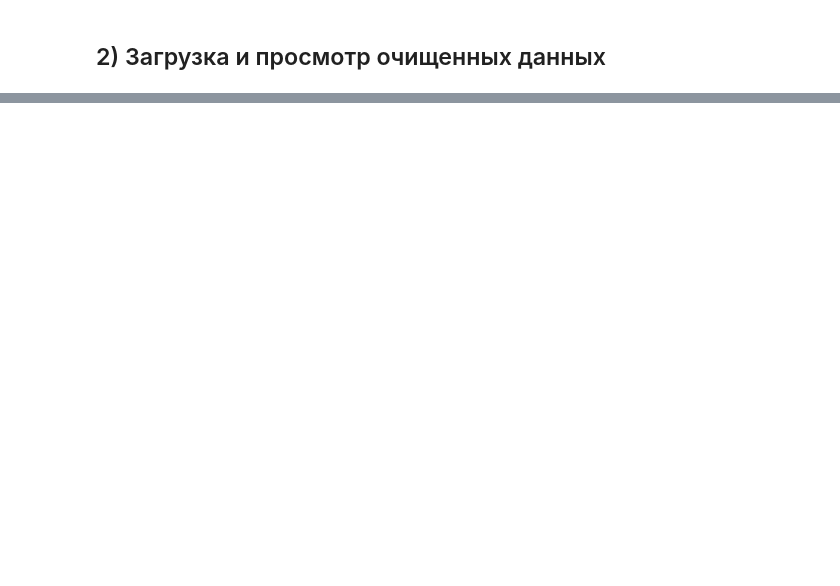
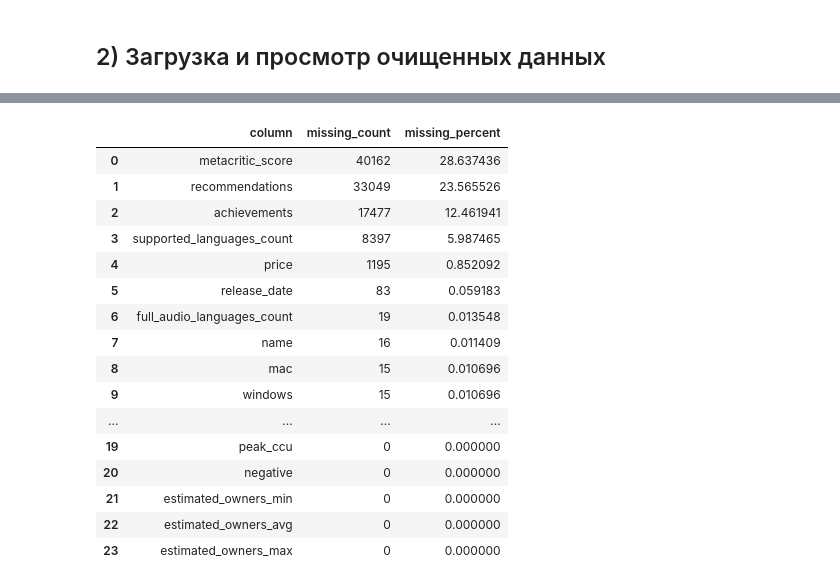
Before and after one commit to 6N-1-K9/big_data_light, a Jupyter notebook: notebooks/lab_1_part_2.ipynb, the cells around one changed output, grey strips where cells are left out. Drawn from its saved outputs; the diff is of its cells as text; code cells hidden in the pictures; blank space fills up the shorter version.

```diff
--- a/notebooks/lab_1_part_2.ipynb
+++ b/notebooks/lab_1_part_2.ipynb
@@ -207,0 +191,80 @@ null_counts.show(
+# %%
+float_columns = {
+    name
+    for name, dtype in df.dtypes
+    if dtype in {"float", "double"}
+}
+
+missing_expressions = []
+
+for column_name in df.columns:
+    missing_condition = col(column_name).isNull()
+
+    if column_name in float_columns:
+        missing_condition = (
+            missing_condition
+            | isnan(col(column_name))
+        )
+
+    missing_expressions.append(
+        spark_sum(
+            when(
+                missing_condition,
+                1,
+            ).otherwise(0)
+        ).alias(column_name)
+    )
+
+
+missing_counts = (
+    df
+    .select(*missing_expressions)
+    .first()
+    .asDict()
+)
+
+
+missing_report = pd.DataFrame(
+    {
+        "column": df.columns,
+        "missing_count": [
+            missing_counts[column_name]
+            for column_name in df.columns
+        ],
+    }
+)
+
+missing_report["missing_percent"] = (
+    missing_report["missing_count"]
+    / total_rows
+    * 100
+)
+
+missing_report = (
+    missing_report
+    .sort_values(
+        "missing_percent",
+        ascending=False,
+    )
+    .reset_index(drop=True)
+)
+
+display(missing_report)
+# %% [output]
+|  | column | missing_count | missing_percent |
+| 0 | metacritic_score | 40162 | 28.637436 |
+| 1 | recommendations | 33049 | 23.565526 |
+| 2 | achievements | 17477 | 12.461941 |
+| 3 | supported_languages_count | 8397 | 5.987465 |
+| 4 | price | 1195 | 0.852092 |
+| 5 | release_date | 83 | 0.059183 |
+| 6 | full_audio_languages_count | 19 | 0.013548 |
+| 7 | name | 16 | 0.011409 |
+| 8 | mac | 15 | 0.010696 |
+| 9 | windows | 15 | 0.010696 |
+| ... | ... | ... | ... |
+| 19 | peak_ccu | 0 | 0.000000 |
+| 20 | negative | 0 | 0.000000 |
+| 21 | estimated_owners_min | 0 | 0.000000 |
+| 22 | estimated_owners_avg | 0 | 0.000000 |
+| 23 | estimated_owners_max | 0 | 0.000000 |
```
Also changed, not shown: parts of 42 cells of this notebook, 2 other files.
